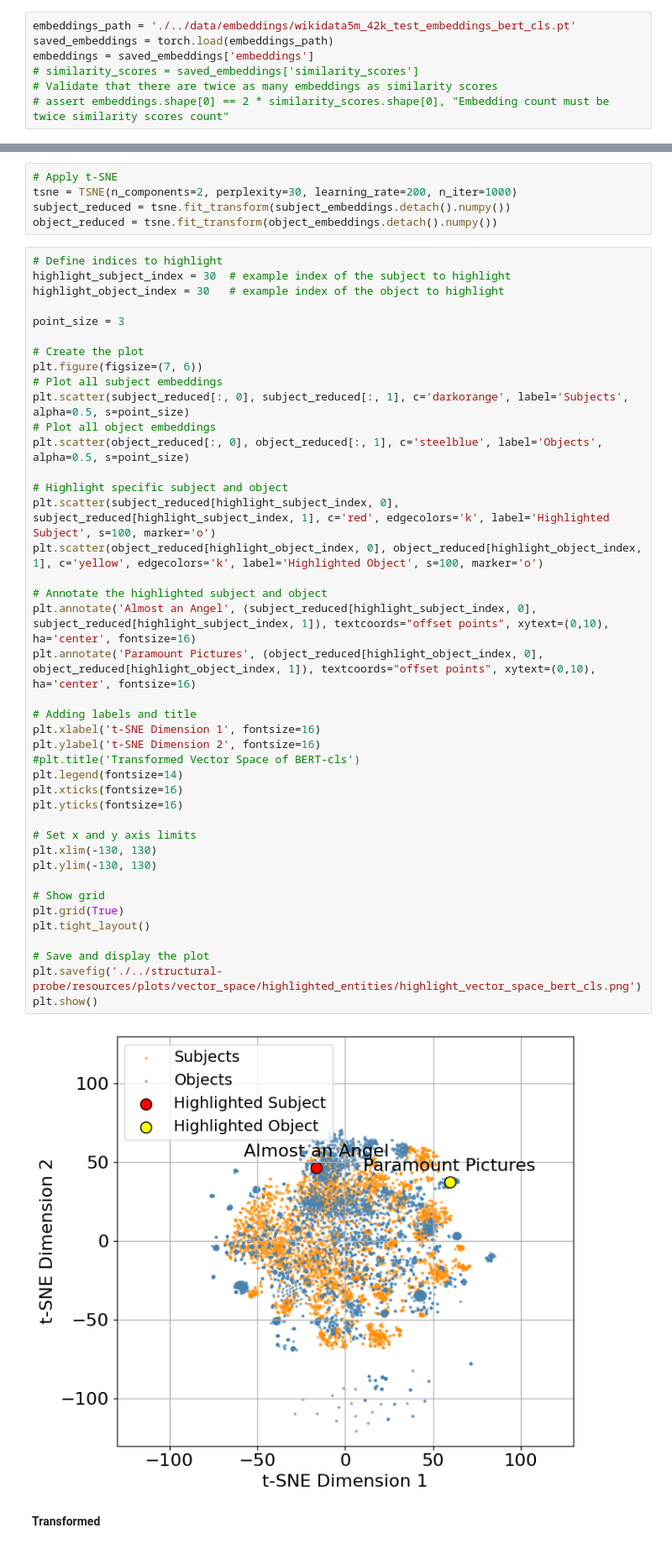
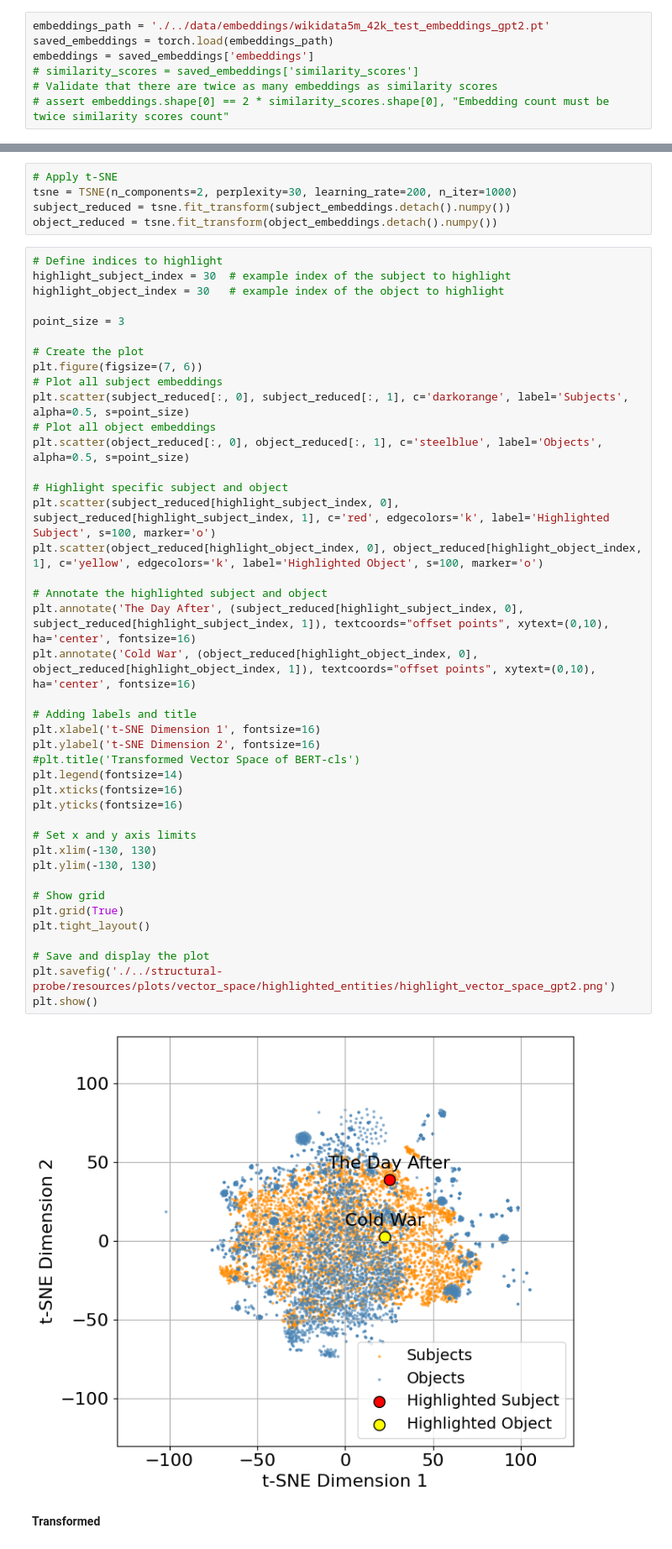
Before and after one commit to gmunda97/factual-probe, a Jupyter notebook: jupyter_notebooks/linear_tranformation.ipynb, the cells around one changed output, grey strips where cells are left out. Shown at 84% size. Saved outputs shown, nothing was run; the diff lists cells and outputs as text.

Commit message:
COMPUTE new plots

```diff
--- a/jupyter_notebooks/linear_tranformation.ipynb
+++ b/jupyter_notebooks/linear_tranformation.ipynb
@@ -681,7 +681,7 @@ plt.show()
 # %% [markdown]
 ### Visualizing subject-object pairs in the vector space
 # %%
-embeddings_path = './../data/embeddings/wikidata5m_42k_test_embeddings_bert_cls.pt'
+embeddings_path = './../data/embeddings/wikidata5m_42k_test_embeddings_gpt2.pt'
 saved_embeddings = torch.load(embeddings_path)
 embeddings = saved_embeddings['embeddings']
 # similarity_scores = saved_embeddings['similarity_scores']
@@ -710,37 +710,37 @@ plt.figure(figsize=(7, 6))
 # Plot all subject embeddings
 plt.scatter(subject_reduced[:, 0], subject_reduced[:, 1], c='darkorange', label='Subjects', alpha=0.5, s=point_size)
 # Plot all object embeddings
 plt.scatter(object_reduced[:, 0], object_reduced[:, 1], c='steelblue', label='Objects', alpha=0.5, s=point_size)
 
 # Highlight specific subject and object
 plt.scatter(subject_reduced[highlight_subject_index, 0], subject_reduced[highlight_subject_index, 1], c='red', edgecolors='k', label='Highlighted Subject', s=100, marker='o')
 plt.scatter(object_reduced[highlight_object_index, 0], object_reduced[highlight_object_index, 1], c='yellow', edgecolors='k', label='Highlighted Object', s=100, marker='o')
 
 # Annotate the highlighted subject and object
-plt.annotate('Almost an Angel', (subject_reduced[highlight_subject_index, 0], subject_reduced[highlight_subject_index, 1]), textcoords="offset points", xytext=(0,10), ha='center', fontsize=16)
-plt.annotate('Paramount Pictures', (object_reduced[highlight_object_index, 0], object_reduced[highlight_object_index, 1]), textcoords="offset points", xytext=(0,10), ha='center', fontsize=16)
+plt.annotate('The Day After', (subject_reduced[highlight_subject_index, 0], subject_reduced[highlight_subject_index, 1]), textcoords="offset points", xytext=(0,10), ha='center', fontsize=16)
+plt.annotate('Cold War', (object_reduced[highlight_object_index, 0], object_reduced[highlight_object_index, 1]), textcoords="offset points", xytext=(0,10), ha='center', fontsize=16)
 
 # Adding labels and title
 plt.xlabel('t-SNE Dimension 1', fontsize=16)
 plt.ylabel('t-SNE Dimension 2', fontsize=16)
 #plt.title('Transformed Vector Space of BERT-cls')
 plt.legend(fontsize=14)
 plt.xticks(fontsize=16)
 plt.yticks(fontsize=16)
 
 # Set x and y axis limits
 plt.xlim(-130, 130)
 plt.ylim(-130, 130)
 
 # Show grid
 plt.grid(True)
 plt.tight_layout()
 
 # Save and display the plot
-plt.savefig('./../structural-probe/resources/plots/vector_space/highlighted_entities/highlight_vector_space_bert_cls.png')
+plt.savefig('./../structural-probe/resources/plots/vector_space/highlighted_entities/highlight_vector_space_gpt2.png')
 plt.show()
 # %% [output]
-[figure, old version]
+[figure, new version]
 # %% [markdown]
 **Transformed**
 # %%
```
Also changed, not shown: parts of 2 cells of this notebook, 14 other files.
